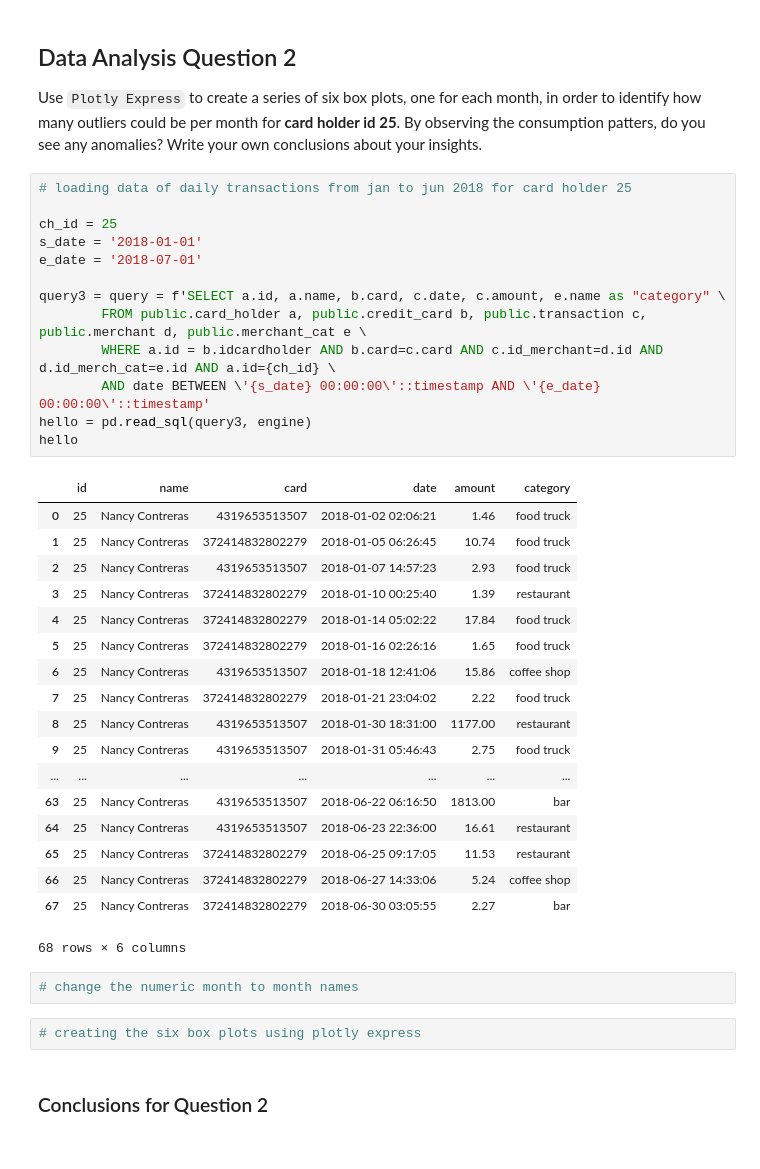
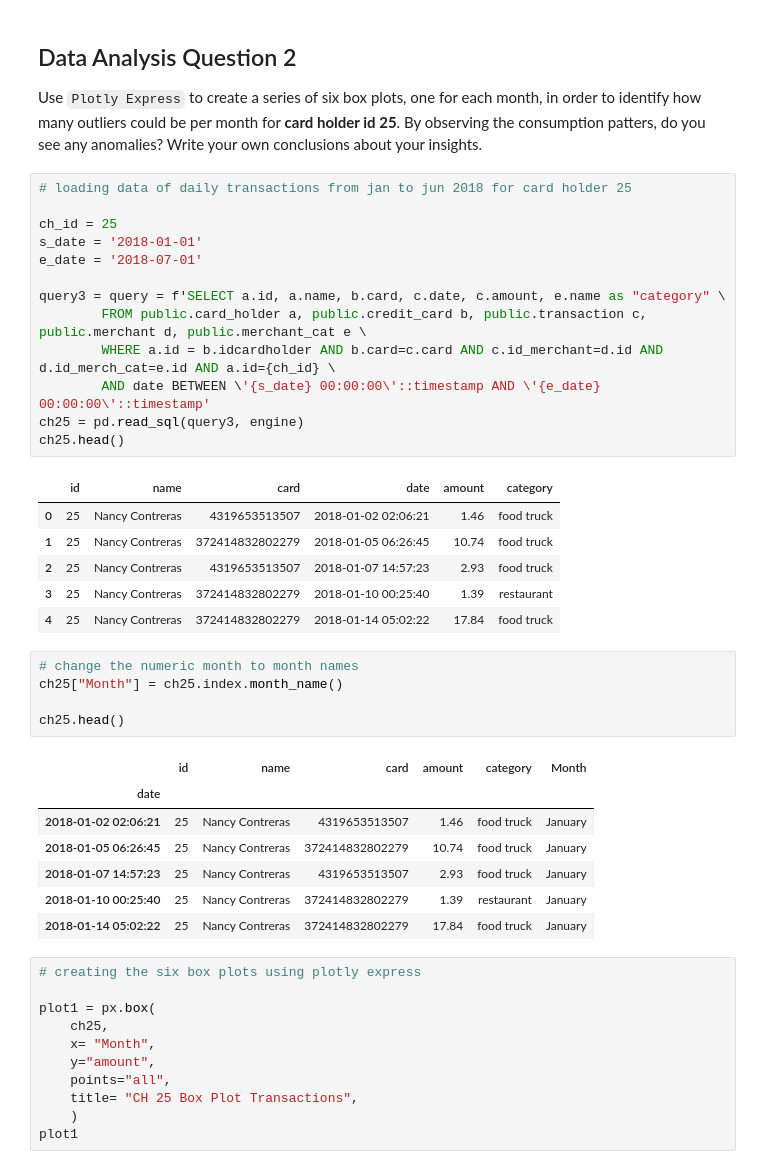
Before and after one commit to markmurdock11/sql, a Jupyter notebook: Starter_Files/visual_data_analysis.ipynb, the cells around one changed output. Cells and saved outputs as stored; diff of their text form.

Commit message:
question 2

```diff
--- a/Starter_Files/visual_data_analysis.ipynb
+++ b/Starter_Files/visual_data_analysis.ipynb
@@ -90,38 +90,44 @@ Cardholder 2 and Cardholder 18 have very different consumption patterns. I would
 # %%
 # loading data of daily transactions from jan to jun 2018 for card holder 25
 
 ch_id = 25
 s_date = '2018-01-01'
 e_date = '2018-07-01'
 
 query3 = query = f'SELECT a.id, a.name, b.card, c.date, c.amount, e.name as "category" \
         FROM public.card_holder a, public.credit_card b, public.transaction c, public.merchant d, public.merchant_cat e \
         WHERE a.id = b.idcardholder AND b.card=c.card AND c.id_merchant=d.id AND d.id_merch_cat=e.id AND a.id={ch_id} \
         AND date BETWEEN \'{s_date} 00:00:00\'::timestamp AND \'{e_date} 00:00:00\'::timestamp'
-hello = pd.read_sql(query3, engine)
-hello
+ch25 = pd.read_sql(query3, engine)
+ch25.head()
 # %% [output]
 |  | id | name | card | date | amount | category |
 | 0 | 25 | Nancy Contreras | 4319653513507 | 2018-01-02 02:06:21 | 1.46 | food truck |
 | 1 | 25 | Nancy Contreras | 372414832802279 | 2018-01-05 06:26:45 | 10.74 | food truck |
 | 2 | 25 | Nancy Contreras | 4319653513507 | 2018-01-07 14:57:23 | 2.93 | food truck |
 | 3 | 25 | Nancy Contreras | 372414832802279 | 2018-01-10 00:25:40 | 1.39 | restaurant |
 | 4 | 25 | Nancy Contreras | 372414832802279 | 2018-01-14 05:02:22 | 17.84 | food truck |
-| 5 | 25 | Nancy Contreras | 372414832802279 | 2018-01-16 02:26:16 | 1.65 | food truck |
-| 6 | 25 | Nancy Contreras | 4319653513507 | 2018-01-18 12:41:06 | 15.86 | coffee shop |
-| 7 | 25 | Nancy Contreras | 372414832802279 | 2018-01-21 23:04:02 | 2.22 | food truck |
-| 8 | 25 | Nancy Contreras | 4319653513507 | 2018-01-30 18:31:00 | 1177.00 | restaurant |
-| 9 | 25 | Nancy Contreras | 4319653513507 | 2018-01-31 05:46:43 | 2.75 | food truck |
-| ... | ... | ... | ... | ... | ... | ... |
-| 63 | 25 | Nancy Contreras | 4319653513507 | 2018-06-22 06:16:50 | 1813.00 | bar |
-| 64 | 25 | Nancy Contreras | 4319653513507 | 2018-06-23 22:36:00 | 16.61 | restaurant |
-| 65 | 25 | Nancy Contreras | 372414832802279 | 2018-06-25 09:17:05 | 11.53 | restaurant |
-| 66 | 25 | Nancy Contreras | 372414832802279 | 2018-06-27 14:33:06 | 5.24 | coffee shop |
-| 67 | 25 | Nancy Contreras | 372414832802279 | 2018-06-30 03:05:55 | 2.27 | bar |
-68 rows × 6 columns
 # %%
 # change the numeric month to month names
+ch25["Month"] = ch25.index.month_name()
+
+ch25.head()
+# %% [output]
+|  | id | name | card | amount | category | Month |
+| date |  |  |  |  |  |  |
+| 2018-01-02 02:06:21 | 25 | Nancy Contreras | 4319653513507 | 1.46 | food truck | January |
+| 2018-01-05 06:26:45 | 25 | Nancy Contreras | 372414832802279 | 10.74 | food truck | January |
+| 2018-01-07 14:57:23 | 25 | Nancy Contreras | 4319653513507 | 2.93 | food truck | January |
+| 2018-01-10 00:25:40 | 25 | Nancy Contreras | 372414832802279 | 1.39 | restaurant | January |
+| 2018-01-14 05:02:22 | 25 | Nancy Contreras | 372414832802279 | 17.84 | food truck | January |
 # %%
 # creating the six box plots using plotly express
+
+plot1 = px.box(
+    ch25,
+    x= "Month",
+    y="amount",
+    points="all",
+    title= "CH 25 Box Plot Transactions",
+    )
+plot1
-# %% [markdown]
-   ### Conclusions for Question 2
```
Also changed, not shown: parts of 2 cells of this notebook.
